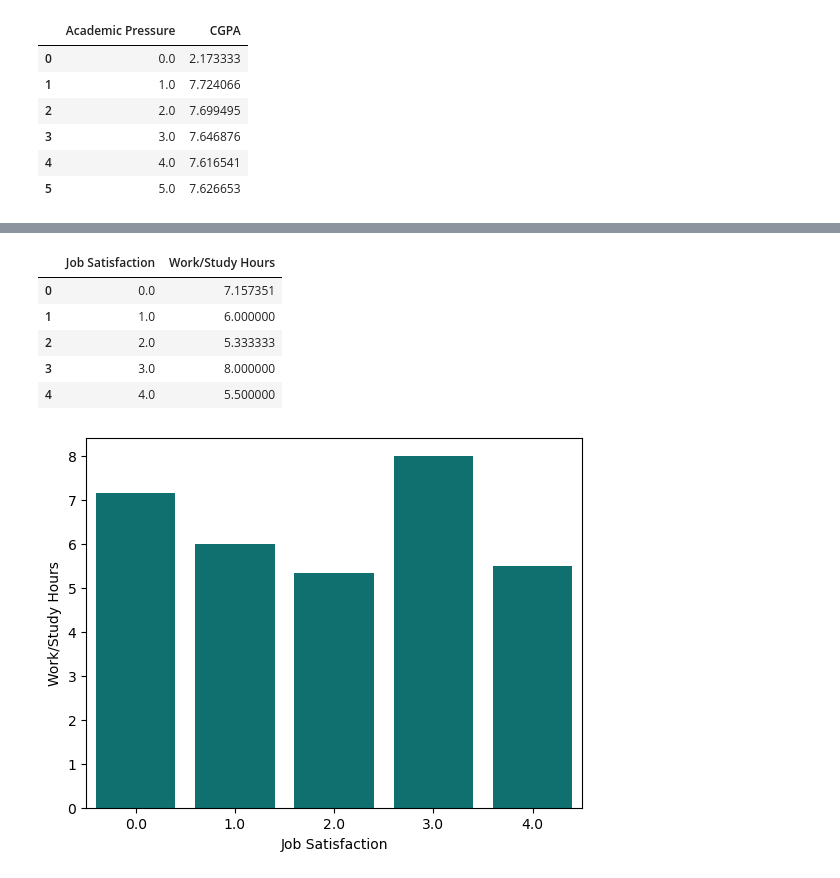
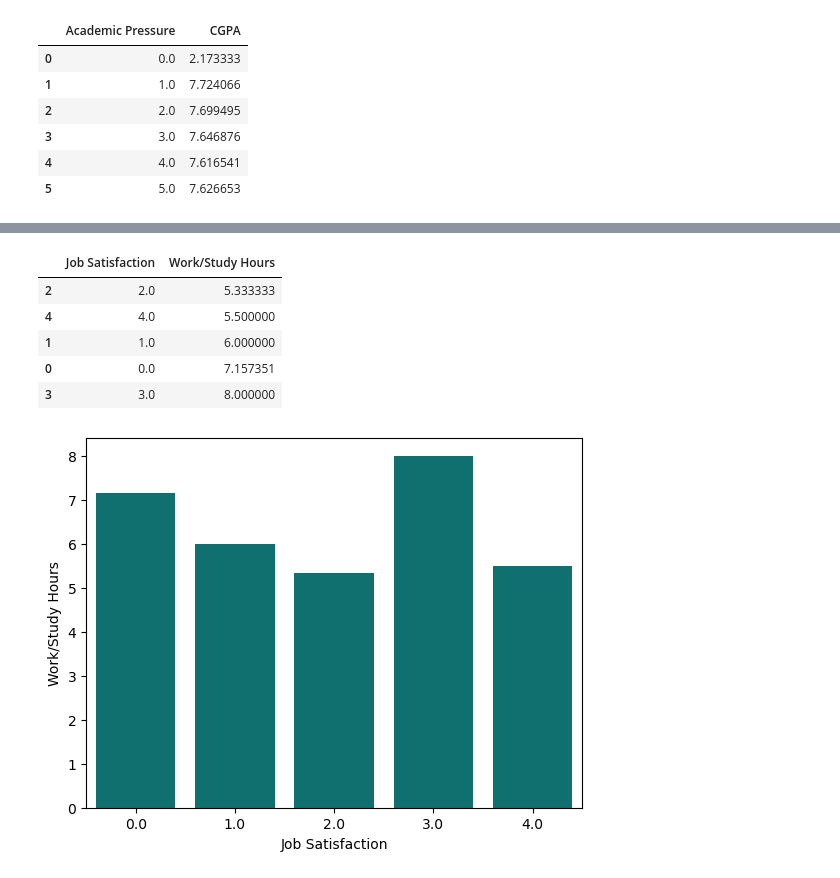
Before and after one commit to cathym20/Student-Depression, a Jupyter notebook: student_depression.ipynb, the cells around one changed output, grey strips where cells are left out. Cells and saved outputs as stored; diff of their text form; code cells hidden in the pictures.

```diff
--- a/student_depression.ipynb
+++ b/student_depression.ipynb
@@ -132,13 +112,13 @@ plt.show()
 # %%
-job = df.groupby(['Job Satisfaction'])['Work/Study Hours'].mean().reset_index()
+job = df.groupby(['Job Satisfaction'])['Work/Study Hours'].mean().reset_index().sort_values(by='Work/Study Hours')
 job
 # %% [output]
 |  | Job Satisfaction | Work/Study Hours |
+| 2 | 2.0 | 5.333333 |
+| 4 | 4.0 | 5.500000 |
+| 1 | 1.0 | 6.000000 |
 | 0 | 0.0 | 7.157351 |
-| 1 | 1.0 | 6.000000 |
-| 2 | 2.0 | 5.333333 |
 | 3 | 3.0 | 8.000000 |
-| 4 | 4.0 | 5.500000 |
 # %%
 sns.barplot(x=job['Job Satisfaction'],y=job['Work/Study Hours'],color='teal')
 plt.show()
```
Also changed, not shown: parts of 11 cells of this notebook.
